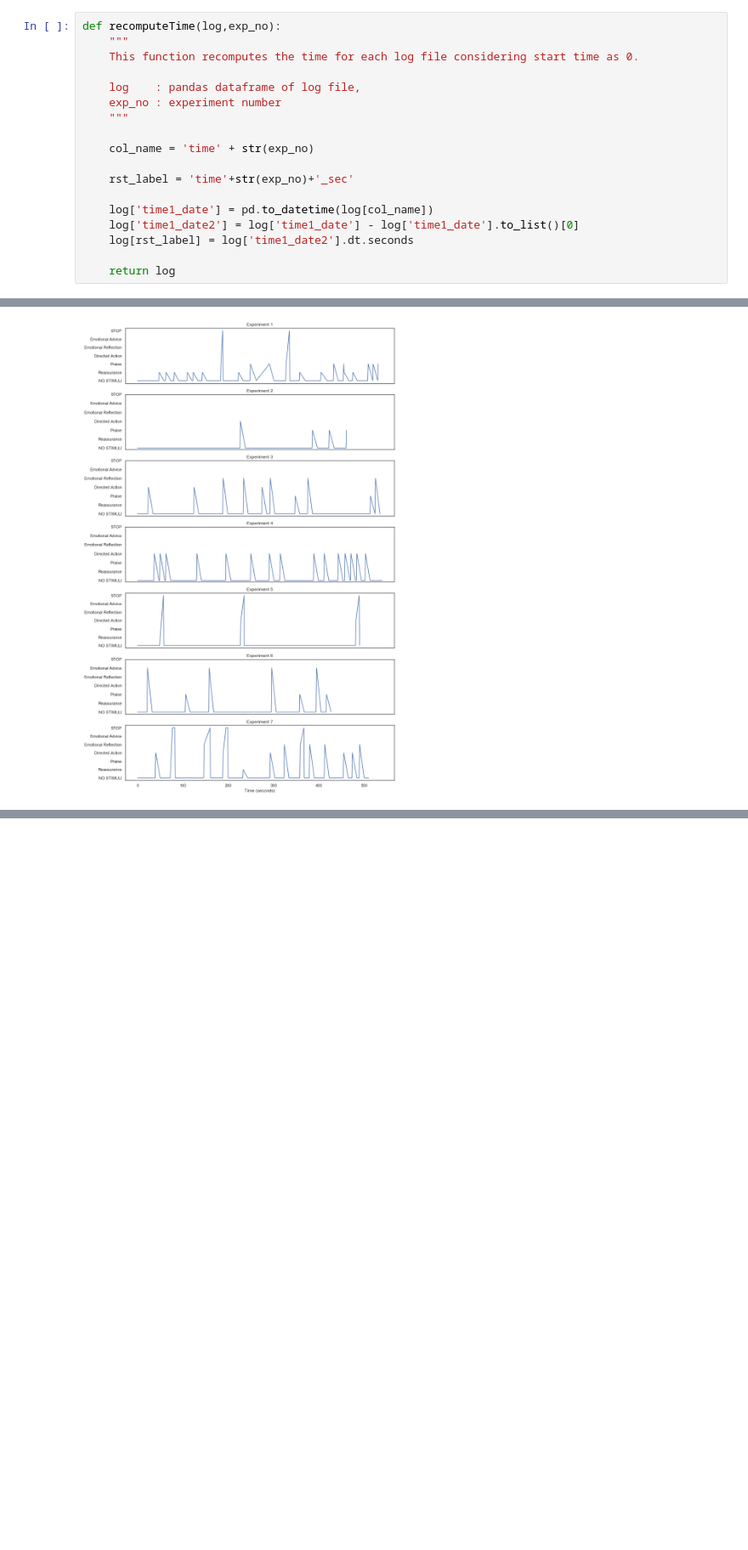
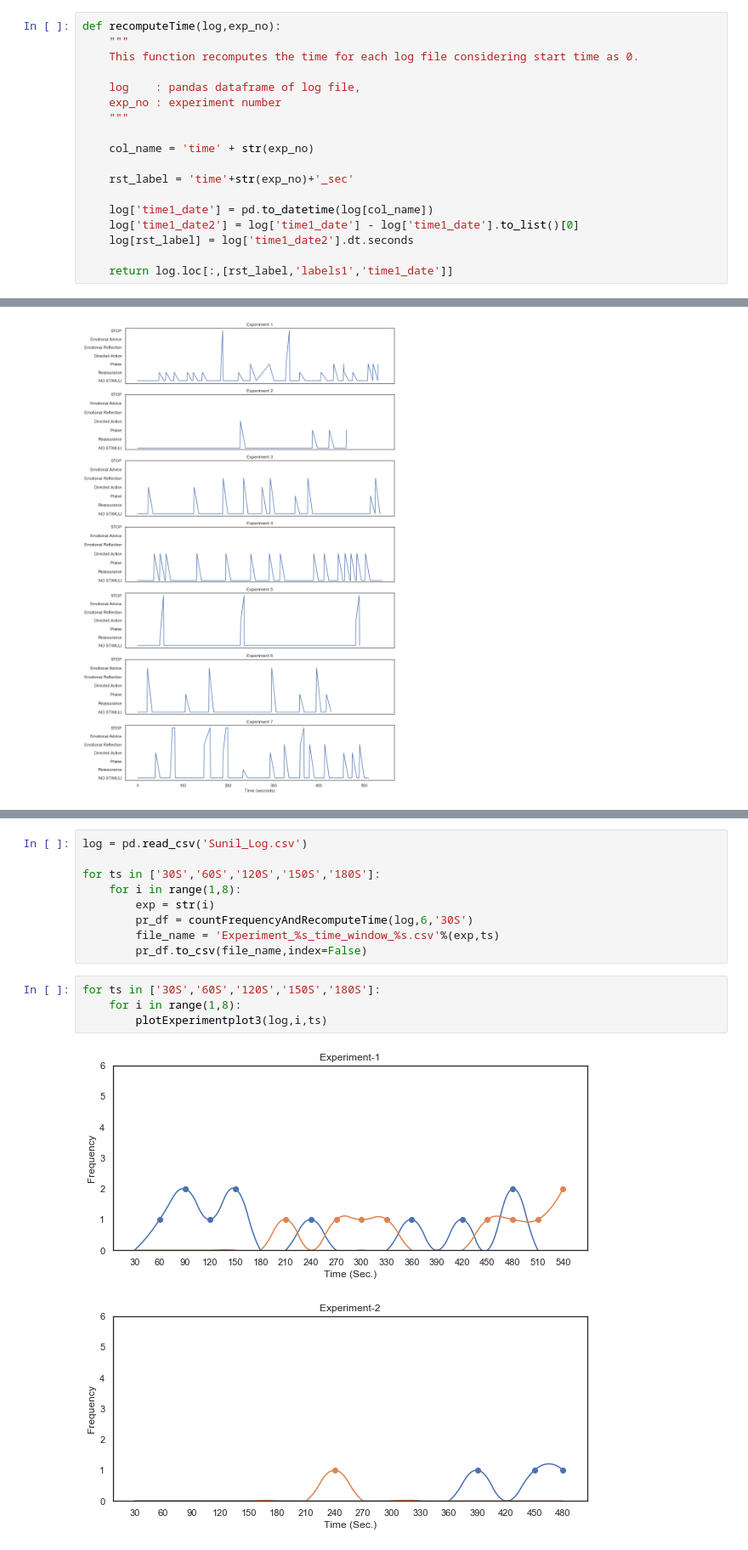
Before and after one commit to pankajchejara23/stimuli-data-visualization, a Jupyter notebook: Time series.ipynb, the cells around one changed output, grey strips where cells are left out. Shown at 85% size. Saved outputs shown, nothing was run; the diff lists cells and outputs as text; blank space fills up the shorter version.

```diff
--- a/Time series.ipynb
+++ b/Time series.ipynb
@@ -34,7 +36,7 @@ def recomputeTime(log,exp_no):
     log['time1_date2'] = log['time1_date'] - log['time1_date'].to_list()[0]
     log[rst_label] = log['time1_date2'].dt.seconds
 
-    return log
+    return log.loc[:,[rst_label,'labels1','time1_date']]
 # %%
 def plotExperimentPlot1(log,exp_no,save=False):
     """
@@ -162,0 +247,16 @@ plt.show()
+# %%
+log = pd.read_csv('Sunil_Log.csv')
+
+for ts in ['30S','60S','120S','150S','180S']:
+    for i in range(1,8):
+        exp = str(i)
+        pr_df = countFrequencyAndRecomputeTime(log,6,'30S')
+        file_name = 'Experiment_%s_time_window_%s.csv'%(exp,ts)
+        pr_df.to_csv(file_name,index=False)
+# %%
+for ts in ['30S','60S','120S','150S','180S']:
+    for i in range(1,8):
+        plotExperimentplot3(log,i,ts)
+# %% [output]
+[figure, added]
+[figure, added]
```
Also changed, not shown: parts of 6 cells of this notebook.
